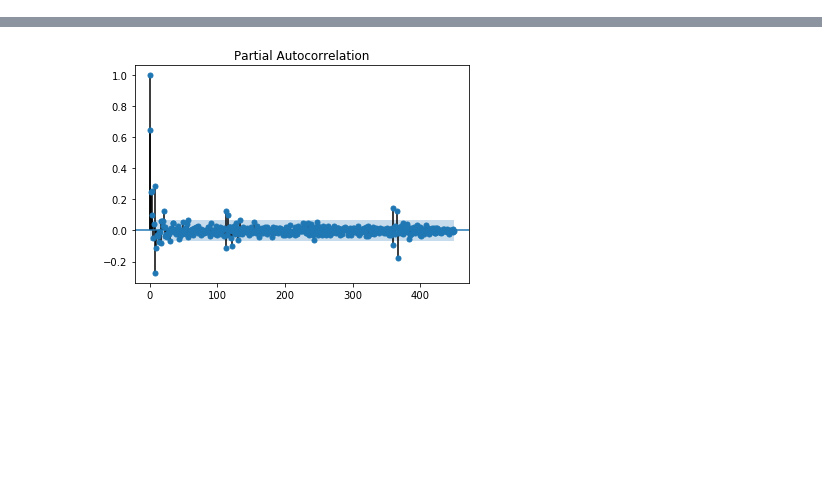
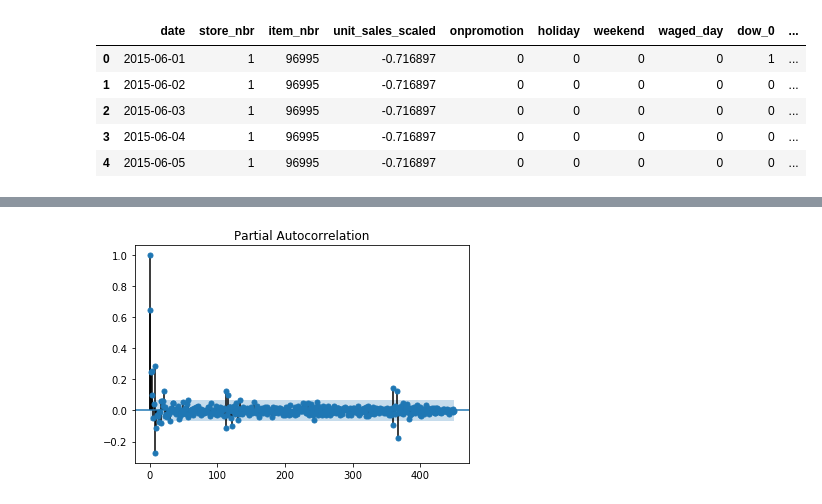
Before and after one commit to dchirikov/kg-favorita-grocery-sales-forecasting, a Jupyter notebook: 14-02.ipynb, the cells around one changed output, grey strips where cells are left out. Cells and saved outputs as stored; diff of their text form; code cells hidden in the pictures; blank space fills up the shorter version.

```diff
--- a/14-02.ipynb
+++ b/14-02.ipynb
@@ -66,2 +90,11 @@ Wall time: 5min 30s
+# %%
+df.head()
+# %% [output]
+|  | date | store_nbr | item_nbr | unit_sales_scaled | onpromotion | holiday | weekend | waged_day | dow_0 | ... |
+| 0 | 2015-06-01 | 1 | 96995 | -0.716897 | 0 | 0 | 0 | 0 | 1 | ... |
+| 1 | 2015-06-02 | 1 | 96995 | -0.716897 | 0 | 0 | 0 | 0 | 0 | ... |
+| 2 | 2015-06-03 | 1 | 96995 | -0.716897 | 0 | 0 | 0 | 0 | 0 | ... |
+| 3 | 2015-06-04 | 1 | 96995 | -0.716897 | 0 | 0 | 0 | 0 | 0 | ... |
+| 4 | 2015-06-05 | 1 | 96995 | -0.716897 | 0 | 0 | 0 | 0 | 0 | ... |
 # %%
 %%time
```
Also changed, not shown: parts of 22 cells of this notebook, 1 other file.
